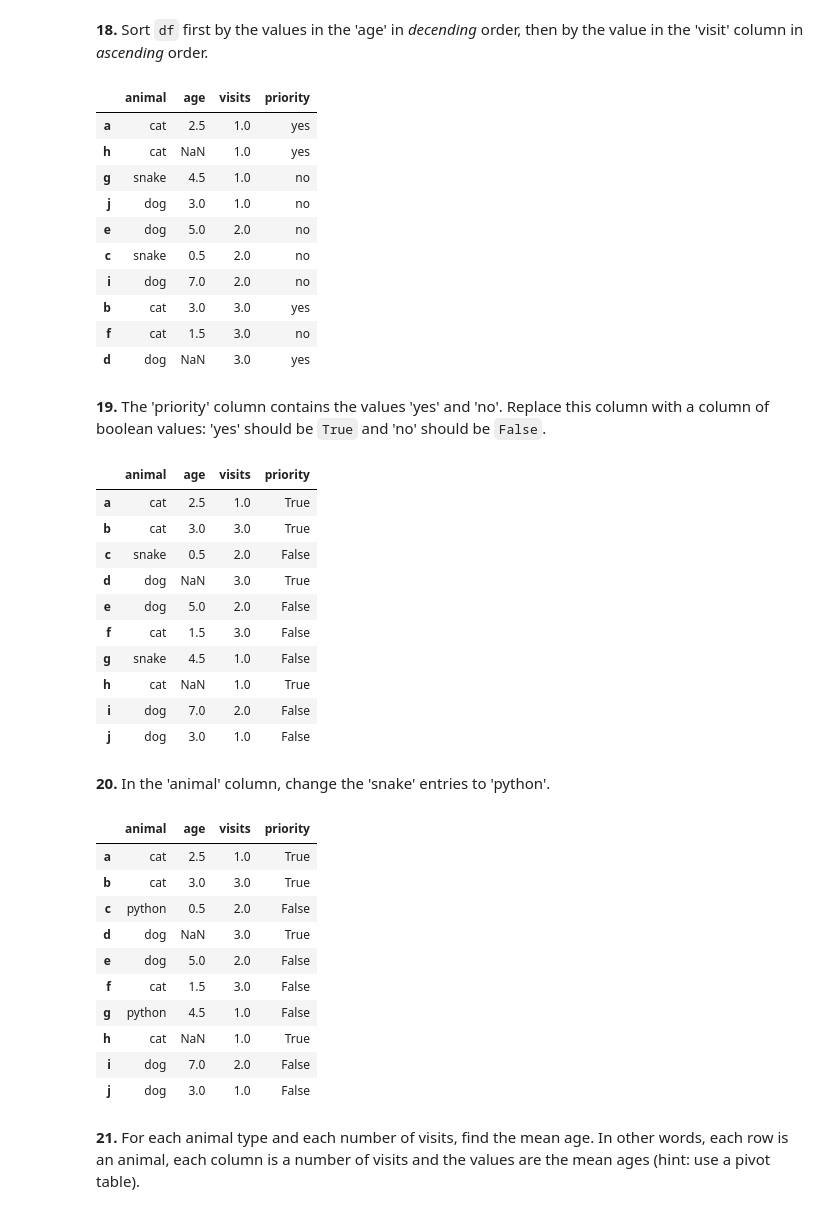
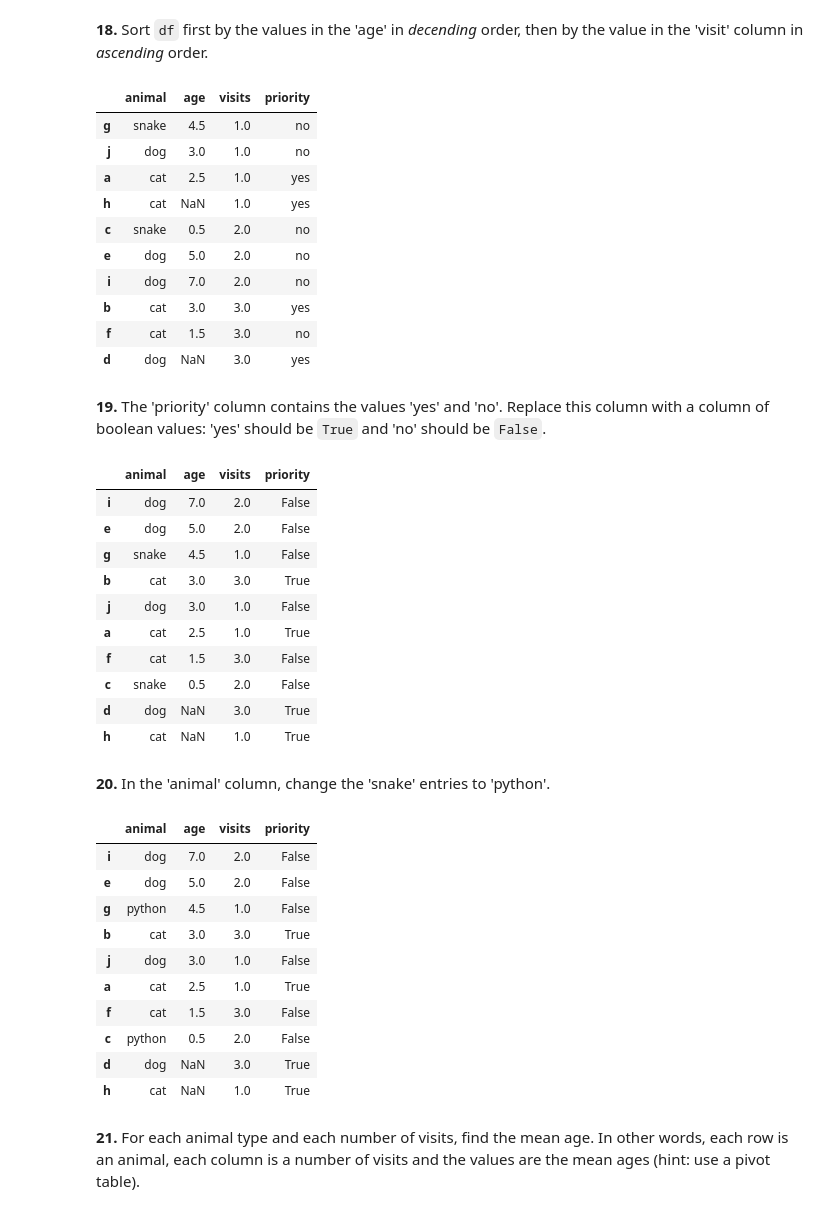
Before and after one commit to Avraham2489/DS_Training, a Jupyter notebook: B - Python/pandas/pandas_puzzles.ipynb, the cells around one changed output. Saved outputs shown, nothing was run; the diff lists cells and outputs as text; code cells hidden in the pictures.

```diff
--- a/B - Python/pandas/pandas_puzzles.ipynb
+++ b/B - Python/pandas/pandas_puzzles.ipynb
@@ -221,16 +218,16 @@ df.groupby('animal').count()
 # %% [markdown]
 **18.** Sort `df` first by the values in the 'age' in *decending* order, then by the value in the 'visit' column in *ascending* order.
 # %%
-df.sort_values(by='age',ascending=False)
+df=df.sort_values(by='age',ascending=False)
 df.sort_values(by='visits')
 # %% [output]
 |  | animal | age | visits | priority |
+| g | snake | 4.5 | 1.0 | no |
+| j | dog | 3.0 | 1.0 | no |
 | a | cat | 2.5 | 1.0 | yes |
 | h | cat | NaN | 1.0 | yes |
-| g | snake | 4.5 | 1.0 | no |
-| j | dog | 3.0 | 1.0 | no |
+| c | snake | 0.5 | 2.0 | no |
 | e | dog | 5.0 | 2.0 | no |
-| c | snake | 0.5 | 2.0 | no |
 | i | dog | 7.0 | 2.0 | no |
 | b | cat | 3.0 | 3.0 | yes |
 | f | cat | 1.5 | 3.0 | no |
@@ -246,16 +243,16 @@ df.priority=df.priority.astype('bool')
 df
 # %% [output]
 |  | animal | age | visits | priority |
+| i | dog | 7.0 | 2.0 | False |
+| e | dog | 5.0 | 2.0 | False |
+| g | snake | 4.5 | 1.0 | False |
+| b | cat | 3.0 | 3.0 | True |
+| j | dog | 3.0 | 1.0 | False |
 | a | cat | 2.5 | 1.0 | True |
-| b | cat | 3.0 | 3.0 | True |
+| f | cat | 1.5 | 3.0 | False |
 | c | snake | 0.5 | 2.0 | False |
 | d | dog | NaN | 3.0 | True |
-| e | dog | 5.0 | 2.0 | False |
-| f | cat | 1.5 | 3.0 | False |
-| g | snake | 4.5 | 1.0 | False |
 | h | cat | NaN | 1.0 | True |
-| i | dog | 7.0 | 2.0 | False |
-| j | dog | 3.0 | 1.0 | False |
 # %% [markdown]
 **20.** In the 'animal' column, change the 'snake' entries to 'python'.
 # %%
@@ -263,16 +260,16 @@ df.loc[df.animal=='snake','animal']='python'
 df
 # %% [output]
 |  | animal | age | visits | priority |
+| i | dog | 7.0 | 2.0 | False |
+| e | dog | 5.0 | 2.0 | False |
+| g | python | 4.5 | 1.0 | False |
+| b | cat | 3.0 | 3.0 | True |
+| j | dog | 3.0 | 1.0 | False |
 | a | cat | 2.5 | 1.0 | True |
-| b | cat | 3.0 | 3.0 | True |
+| f | cat | 1.5 | 3.0 | False |
 | c | python | 0.5 | 2.0 | False |
 | d | dog | NaN | 3.0 | True |
-| e | dog | 5.0 | 2.0 | False |
-| f | cat | 1.5 | 3.0 | False |
-| g | python | 4.5 | 1.0 | False |
 | h | cat | NaN | 1.0 | True |
-| i | dog | 7.0 | 2.0 | False |
-| j | dog | 3.0 | 1.0 | False |
 # %% [markdown]
 **21.** For each animal type and each number of visits, find the mean age. In other words, each row is an animal, each column is a number of visits and the values are the mean ages (hint: use a pivot table).
 # %%
```
Also changed, not shown: parts of 32 cells of this notebook, 3 other files.
